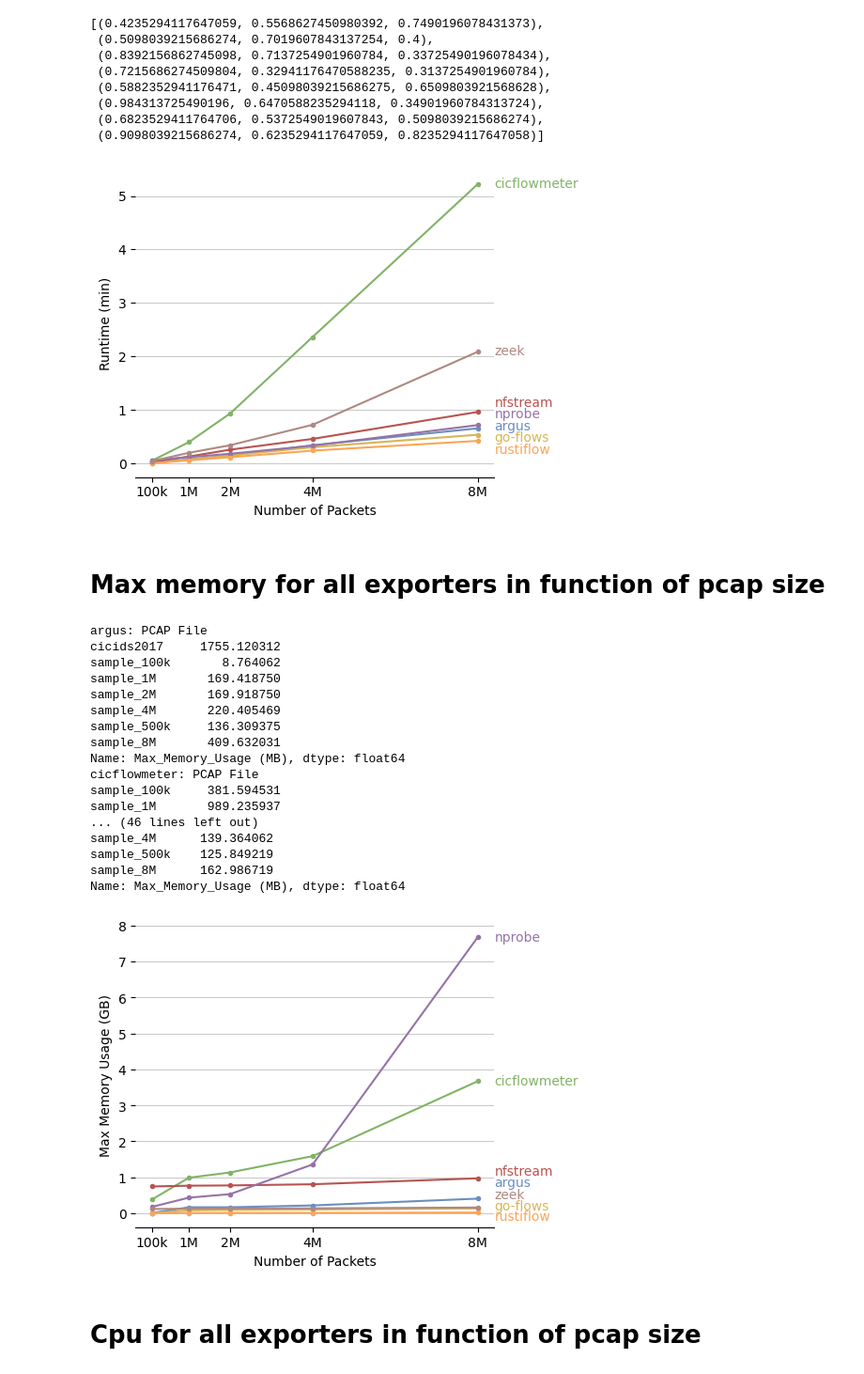
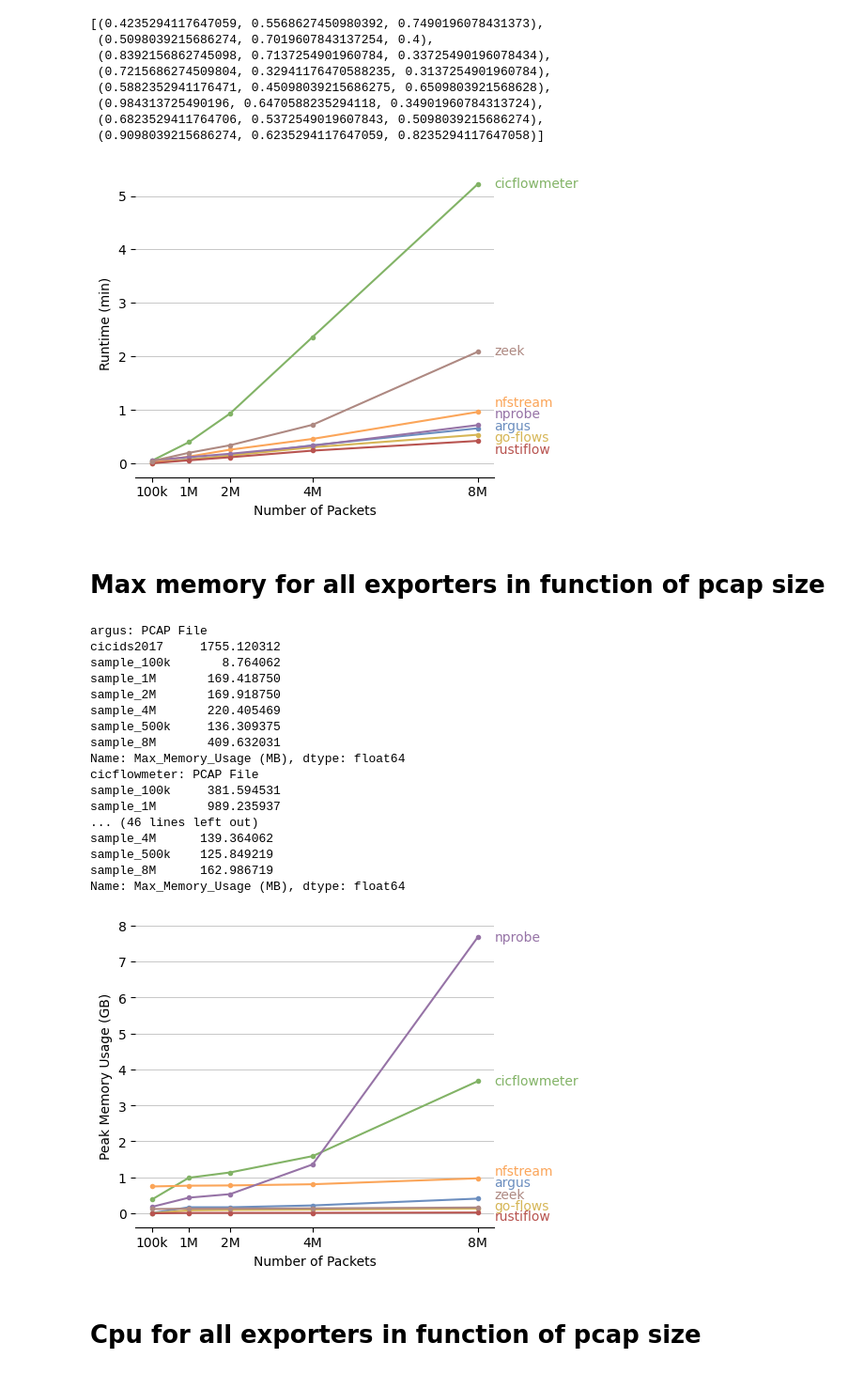
Before and after one commit to mielverkerken/RustiFlow-experiments, a Jupyter notebook: vizualisations/pcap.ipynb, the cells around one changed output. Shown at 94% size. Drawn from its saved outputs; the diff is of its cells as text; code cells hidden in the pictures.

Commit message:
update graphs

```diff
--- a/vizualisations/pcap.ipynb
+++ b/vizualisations/pcap.ipynb
@@ -63,6 +63,16 @@ df_all.groupby(['Extractor', 'PCAP File'])[['Runtime (s)', 'Avg_CPU_Usage (%)',
 # Runtime for all exporters in function of pcap size
 # %%
 colors = ["#6C8EBF", "#82B366", "#D6B656", "#B85450", "#9673A6", "#fba559", "#ae8982", "#e89fd2"]
+color_map = {
+    "argus": colors[0],
+    "cicflowmeter": colors[1],
+    "go-flows": colors[2],
+    "rustiflow": colors[3],
+    "nprobe": colors[4],
+    "nfstream": colors[5],
+    "zeek": colors[6],
+    "ntlflowlyzer": colors[7],
+}
 sns.color_palette(colors)
 # %% [output]
 [(0.4235294117647059, 0.5568627450980392, 0.7490196078431373),
@@ -116,7 +126,7 @@ for exporter in exporters:
     #     y_runtimes = y_runtimes[:-1]
 
     # Plot using sizes on the x-axis
-    line, = ax.plot(x_sizes, y_runtimes, marker='.', linestyle='-', label=exporter)
+    line, = ax.plot(x_sizes, y_runtimes, marker='.', linestyle='-', label=exporter, color=color_map[exporter])
     # Add exporter name next to the last data point in the same color
     ax.text(x_sizes[-1] * 1.05, y_runtimes[-1] + label_offsets[exporter], exporter, color=line.get_color(), verticalalignment='center')
 
@@ -131,7 +141,7 @@ plt.tight_layout()
 plt.savefig(f'{fig_dir}/runtime_vs_packets.pdf', bbox_inches='tight')
 plt.show()
 # %% [output]
-[figure, old version]
+[figure, new version]
 # %% [markdown]
 # Max memory for all exporters in function of pcap size
 # %%
@@ -173,40 +183,40 @@ for exporter in exporters:
     y_runtimes = [df[pcap] for pcap in sizes.keys()]
 
     # Plot using sizes on the x-axis
-    line, = ax.plot(x_sizes, y_runtimes, marker='.', linestyle='-', label=exporter)
+    line, = ax.plot(x_sizes, y_runtimes, marker='.', linestyle='-', label=exporter, color=color_map[exporter])
     # Add exporter name next to the last data point in the same color
     ax.text(x_sizes[-1] * 1.05, y_runtimes[-1] + label_offsets[exporter], exporter, color=line.get_color(), verticalalignment='center')
 
 ax.set_xticks(x_sizes)
 # ax.set_yticks([0, 60, 120, 180, 240, 300])
 ax.set_xticklabels(['100k', '1M', '2M', '4M', '8M'])
 # ax.yaxis.set_major_formatter(FuncFormatter(lambda x, _: f'{x / 60:.0f}'))
 ax.yaxis.set_major_formatter(FuncFormatter(lambda x, _: f'{x / 1024:.0f}'))
 ax.set_xlabel('Number of Packets')
-ax.set_ylabel('Max Memory Usage (GB)')
+ax.set_ylabel('Peak Memory Usage (GB)')
 # ax.legend()
 plt.tight_layout()
 plt.savefig(f'{fig_dir}/mem_vs_packets.pdf', bbox_inches='tight')
 plt.show()
 # %% [output]
 argus: PCAP File
 cicids2017     1755.120312
 sample_100k       8.764062
 sample_1M       169.418750
 sample_2M       169.918750
 sample_4M       220.405469
 sample_500k     136.309375
 sample_8M       409.632031
 Name: Max_Memory_Usage (MB), dtype: float64
 cicflowmeter: PCAP File
 sample_100k     381.594531
 sample_1M       989.235937
 ... (46 lines left out)
 sample_4M      139.364062
 sample_500k    125.849219
 sample_8M      162.986719
 Name: Max_Memory_Usage (MB), dtype: float64
-[figure, old version]
+[figure, new version]
 # %% [markdown]
 # Cpu for all exporters in function of pcap size
 # %%
```
Also changed, not shown: parts of 5 cells of this notebook, 10 other files.
